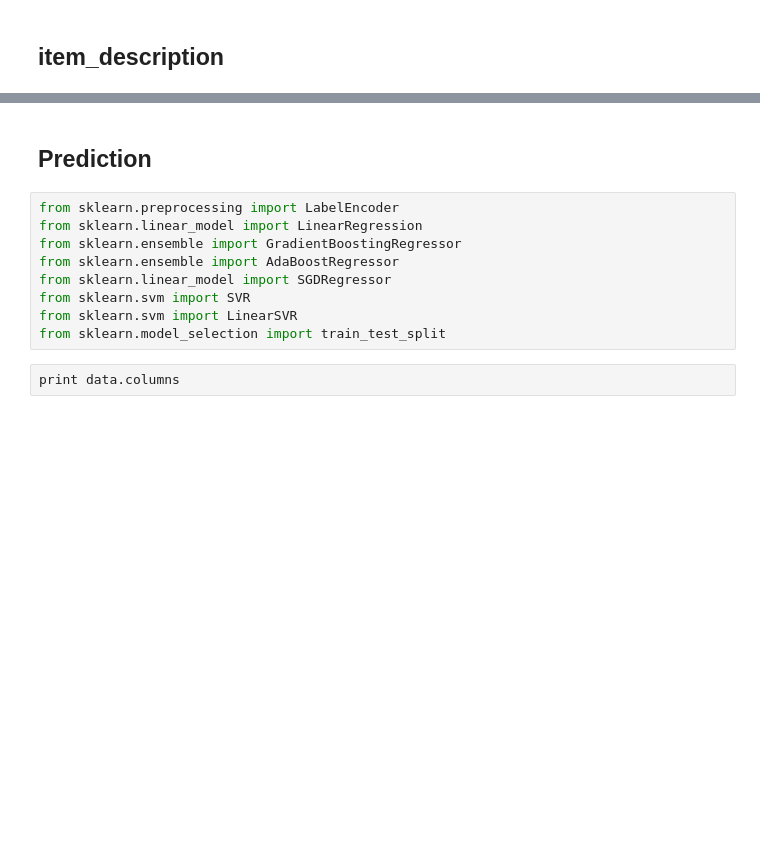
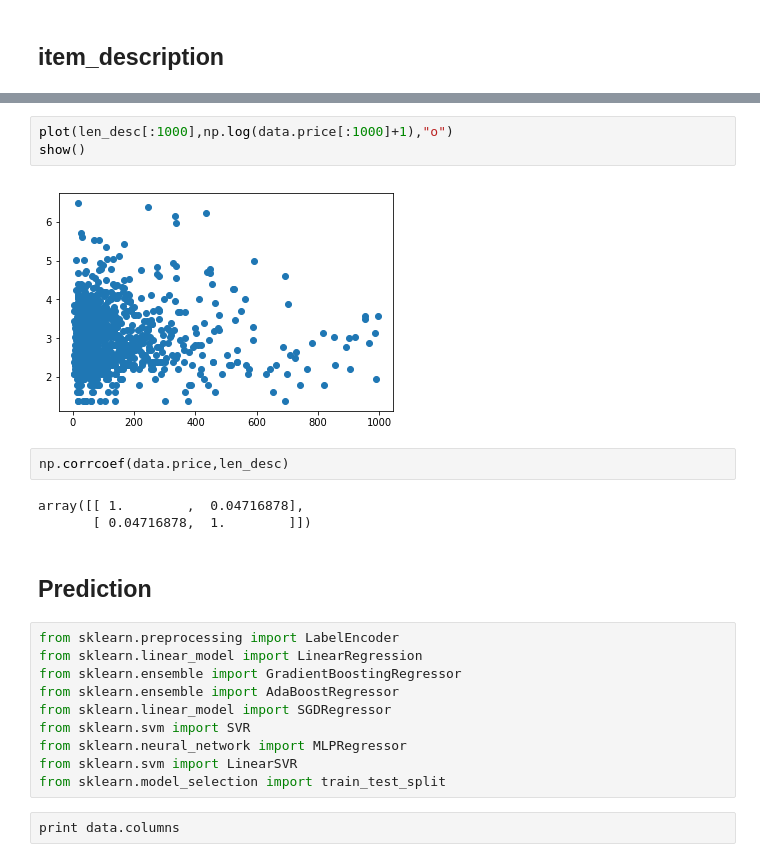
Before and after one commit to divayjindal95/DataScience, a Jupyter notebook: MercariPrize/scripts/eda_level1.ipynb, the cells around one changed output, grey strips where cells are left out. Saved outputs shown, nothing was run; the diff lists cells and outputs as text; blank space fills up the shorter version.

```diff
--- a/MercariPrize/scripts/eda_level1.ipynb
+++ b/MercariPrize/scripts/eda_level1.ipynb
@@ -401,3 +421,13 @@ Name: item_description, dtype: object
+# %%
+plot(len_desc[:1000],np.log(data.price[:1000]+1),"o")
+show()
+# %% [output]
+[figure, added]
+# %%
+np.corrcoef(data.price,len_desc)
+# %% [output]
+array([[ 1.        ,  0.04716878],
+       [ 0.04716878,  1.        ]])
 # %% [markdown]
 
 ##  Prediction
@@ -408,6 +438,7 @@ from sklearn.ensemble import GradientBoostingRegressor
 from sklearn.ensemble import AdaBoostRegressor
 from sklearn.linear_model import SGDRegressor
 from sklearn.svm import SVR
+from sklearn.neural_network import MLPRegressor
 from sklearn.svm import LinearSVR
 from sklearn.model_selection import train_test_split
 # %%
```
Also changed, not shown: parts of 30 cells of this notebook.
